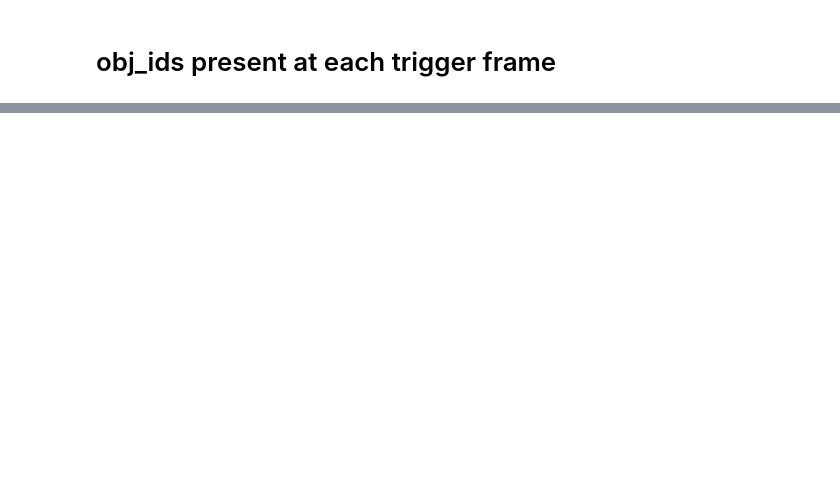
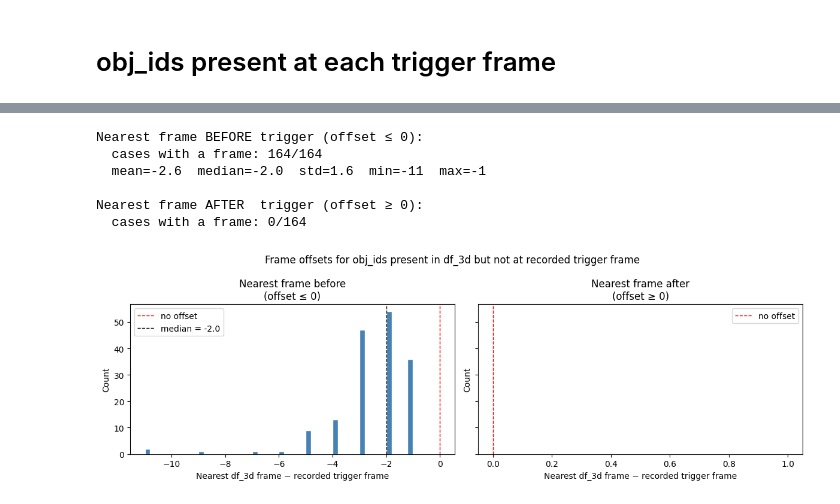
Before and after one commit to vanbreugel-lab/braid_tools, a Jupyter notebook: example/analysis/braid_analyze_obj_ids_at_trigger.ipynb, the cells around one changed output, grey strips where cells are left out. Cells and saved outputs as stored; diff of their text form; code cells hidden in the pictures; blank space fills up the shorter version.

```diff
--- a/example/analysis/braid_analyze_obj_ids_at_trigger.ipynb
+++ b/example/analysis/braid_analyze_obj_ids_at_trigger.ipynb
@@ -80,0 +169,61 @@ plt.show()
+# %%
+# For obj_ids present in df_3d but NOT at the recorded frame, find the nearest
+# frame both before and after the recorded trigger frame independently.
+# nearest_before: largest frame <= trigger_frame  (offset <= 0)
+# nearest_after:  smallest frame >= trigger_frame  (offset >= 0)
+
+obj_id_frames = df_3d.groupby('obj_id')['frame'].apply(np.array)
+
+before_offsets = []  # nearest_before - trigger_frame  (always <= 0, or NaN if none)
+after_offsets  = []  # nearest_after  - trigger_frame  (always >= 0, or NaN if none)
+
+for _, row in df_diag[df_diag['present_anywhere'] & ~df_diag['present_at_frame']].iterrows():
+    obj_id = row['obj_id']
+    trigger_frame = row['frame']
+    frames = obj_id_frames[obj_id]
+
+    before = frames[frames < trigger_frame]
+    after  = frames[frames > trigger_frame]
+
+    before_offsets.append(before.max() - trigger_frame if len(before) else np.nan)
+    after_offsets.append(after.min()  - trigger_frame if len(after)  else np.nan)
+
+before_offsets = np.array(before_offsets)
+after_offsets  = np.array(after_offsets)
+
+for label, offsets in [('Nearest frame BEFORE trigger (offset ≤ 0)', before_offsets),
+                        ('Nearest frame AFTER  trigger (offset ≥ 0)', after_offsets)]:
+    valid = offsets[~np.isnan(offsets)]
+    print(f'{label}:')
+    print(f'  cases with a frame: {len(valid)}/{len(offsets)}')
+    if len(valid):
+        print(f'  mean={valid.mean():.1f}  median={np.median(valid):.1f}  '
+              f'std={valid.std():.1f}  min={valid.min():.0f}  max={valid.max():.0f}')
+    print()
+
+fig, axes = plt.subplots(1, 2, figsize=(12, 4), sharey=True)
+for ax, offsets, label, color in [
+        (axes[0], before_offsets, 'Nearest frame before\n(offset ≤ 0)', 'steelblue'),
+        (axes[1], after_offsets,  'Nearest frame after\n(offset ≥ 0)',  'darkorange')]:
+    valid = offsets[~np.isnan(offsets)]
+    ax.hist(valid, bins=50, color=color, edgecolor='white')
+    ax.axvline(0, color='red', linestyle='--', linewidth=1, label='no offset')
+    if len(valid):
+        ax.axvline(np.median(valid), color='black', linestyle='--', linewidth=1,
+                   label=f'median = {np.median(valid):.1f}')
+    ax.set_xlabel('Nearest df_3d frame − recorded trigger frame')
+    ax.set_ylabel('Count')
+    ax.set_title(label)
+    ax.legend()
+
+plt.suptitle('Frame offsets for obj_ids present in df_3d but not at recorded trigger frame')
+plt.tight_layout()
+plt.show()
+# %% [output]
+Nearest frame BEFORE trigger (offset ≤ 0):
+  cases with a frame: 164/164
+  mean=-2.6  median=-2.0  std=1.6  min=-11  max=-1
+
+Nearest frame AFTER  trigger (offset ≥ 0):
+  cases with a frame: 0/164
+[figure, added]
```
Also changed, not shown: parts of 17 cells of this notebook, 1 other file.
